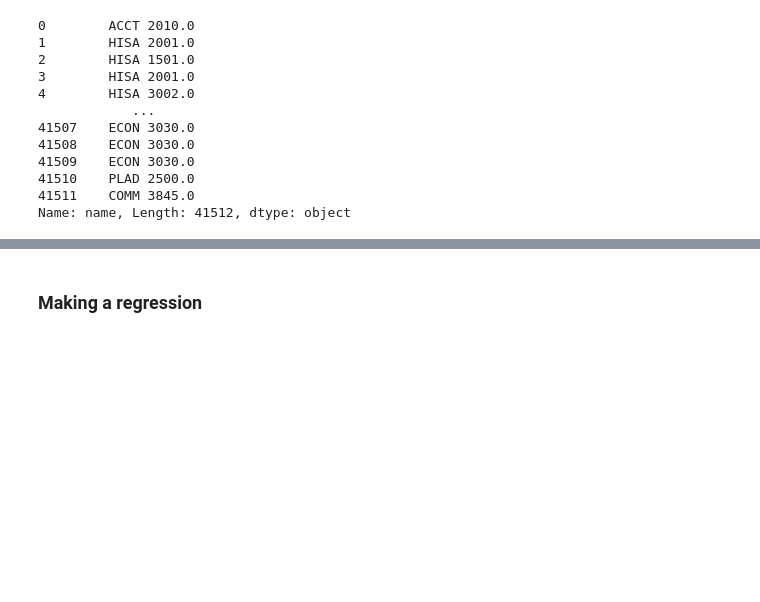
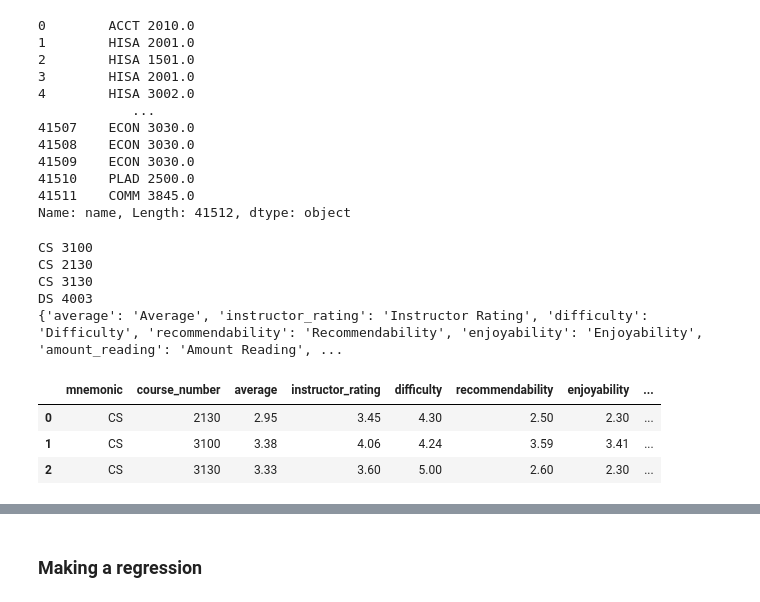
Before and after one commit to wkaisertexas/william-kaiser-ds-4003, a Jupyter notebook: app.ipynb, the cells around one changed output, grey strips where cells are left out. Drawn from its saved outputs; the diff is of its cells as text; code cells hidden in the pictures; blank space fills up the shorter version.

Commit message:
checkpoint to allow multiple table generation

```diff
--- a/app.ipynb
+++ b/app.ipynb
@@ -224,23 +225,21 @@ def get_data_for_course_comparison_table(courses: List) -> pd.DataFrame:
     """
     Gets relevant course_components to aggregate for a list of courses
     """
-    print(courses)
-
     # filtering the data down to the relevant frame
     mask = df["mnemonic"] == -1
     for course in courses:
         pneumonic, number = course
         mask = mask | ((df["mnemonic"] == pneumonic) & (df["course_number"] == number))
 
-    relevant = df[mask]
+    print(course_components_to_agg)
 
-    grouped = relevant.groupby(["mnemonic", "course_number"]).agg({ key: 'mean' for key in course_components_to_agg.keys() }).reset_index()
+    grouped = df[mask].groupby(["mnemonic", "course_number"]).agg({ key: 'mean' for key in course_components_to_agg.keys() }).reset_index()
 
     return grouped
 
 course_tuples = [course_components(course) for course in SAMPLE_COURSES]
-course_data = get_data_for_course_comparison_table(course_tuples)
-course_data
+specific_data = get_data_for_course_comparison_table(course_tuples)
+specific_data
 # %% [output]
 CS 3100
 CS 2130
@@ -255,7 +254,7 @@ DS 4003
 # making the table in plotly
 # source: https://plotly.com/python/table/
 
-course_components_to_agg = {
+new_course_components_to_agg = {
     **course_components_to_agg,
     "course_number": "Course #",
     "mnemonic": "Mnemonic",
@@ -271,11 +270,10 @@ def get_cells(course_data: pd.DataFrame) -> List[List[any]]:
 
 pretty_column_names = list(
     map(
-        lambda col: f"<b>{course_components_to_agg.get(col, col).replace(' ', '<br>')}</b><br>",
+        lambda col: f"<b>{new_course_components_to_agg.get(col, col).replace(' ', '<br>')}</b><br>",
         course_data.columns.to_list(),
     )
 )
-
 
 table = go.Figure(
     data=[
@@ -329,6 +327,50 @@ course_mneumoic_dropdown = dcc.Dropdown(
     value='CS 3100',
     multi=True
 )
+# %%
+# making a dash table so that things work off the cuff
+@callback(
+    Output('course_table', 'data'),
+    Input('course_dropdown', 'value')
+)
+def update_table_data(data) -> pd.DataFrame:
+    """
+    Updates the data table to show the dropdown values
+    """
+
+    # new_course_tuples = [course_components(course) for course in data]
+    # new_course_data = get_data_for_course_comparison_table(new_course_tuples)
+
+    # print(new_course_data)
+
+    course_tuples = [course_components(course) for course in SAMPLE_COURSES]
+    course_data = get_data_for_course_comparison_table(course_tuples)
+
+    course_data['course_number'] = course_data['course_number'].apply(int).apply(str)
+    course_data['average'] = course_data['average'].apply(lambda x: f"{x:.2f}")
+    course_data['amount_reading'] = course_data['amount_reading'].apply(lambda x: f"{x:.2f}")
+    course_data['amount_writing'] = course_data['amount_writing'].apply(lambda x: f"{x:.2f}")
+    course_data['amount_group'] = course_data['amount_group'].apply(lambda x: f"{x:.2f}")
+    course_data['amount_homework'] = course_data['amount_homework'].apply(lambda x: f"{x:.2f}")
+    course_data['instructor_rating'] = course_data['instructor_rating'].apply(lambda x: f"{x:.2f}")
+    course_data['difficulty'] = course_data['difficulty'].apply(lambda x: f"{x:.2f}")
+    course_data['recommendability'] = course_data['recommendability'].apply(lambda x: f"{x:.2f}")
+    course_data['enjoyability'] = course_data['enjoyability'].apply(lambda x: f"{x:.2f}")
+
+    return course_data
+
+
+update_table_data(["CS 3100"])
+# %% [output]
+CS 3100
+CS 2130
+CS 3130
+DS 4003
+{'average': 'Average', 'instructor_rating': 'Instructor Rating', 'difficulty': 'Difficulty', 'recommendability': 'Recommendability', 'enjoyability': 'Enjoyability', 'amount_reading': 'Amount Reading', ...
+|  | mnemonic | course_number | average | instructor_rating | difficulty | recommendability | enjoyability | ... |
+| 0 | CS | 2130 | 2.95 | 3.45 | 4.30 | 2.50 | 2.30 | ... |
+| 1 | CS | 3100 | 3.38 | 4.06 | 4.24 | 3.59 | 3.41 | ... |
+| 2 | CS | 3130 | 3.33 | 3.60 | 5.00 | 2.60 | 2.30 | ... |
 # %% [markdown]
 # Breaking Down Instructor Rating
 
```
Also changed, not shown: parts of 6 cells of this notebook.
